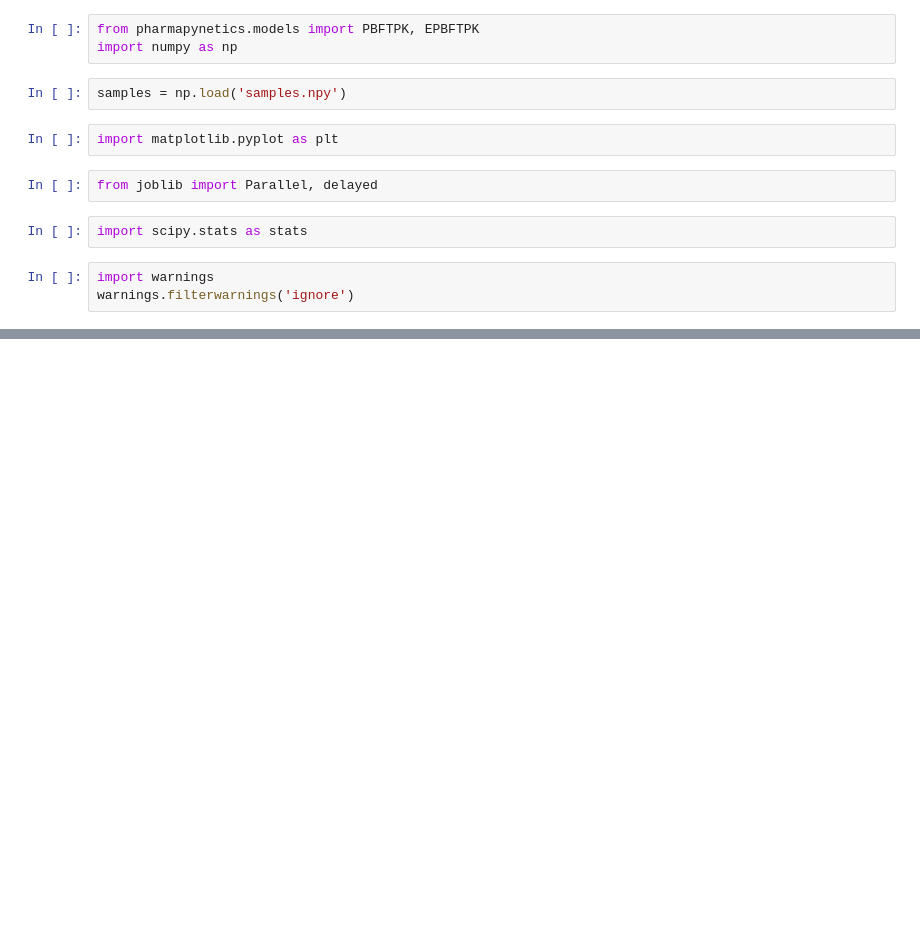
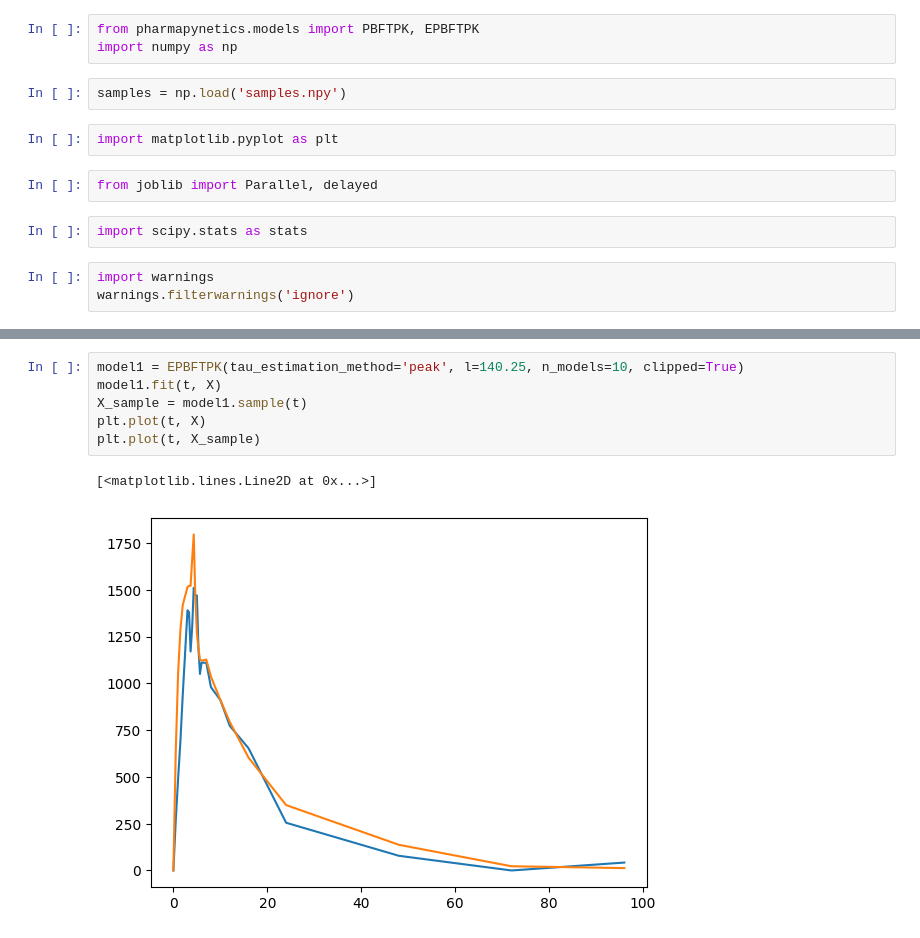
Before and after one commit to LumbaBalumba/yes-science, a Jupyter notebook: modelling.ipynb, the cells around one changed output, grey strips where cells are left out. Drawn from its saved outputs; the diff is of its cells as text; blank space fills up the shorter version.

```diff
--- a/modelling.ipynb
+++ b/modelling.ipynb
@@ -45,0 +22,9 @@ NormaltestResult(statistic=np.float64(2.584262824804469), pvalue=np.float64(0.27
+# %%
+model1 = EPBFTPK(tau_estimation_method='peak', l=140.25, n_models=10, clipped=True)
+model1.fit(t, X)
+X_sample = model1.sample(t)
+plt.plot(t, X)
+plt.plot(t, X_sample)
+# %% [output]
+[<matplotlib.lines.Line2D at 0x...>]
+[figure, added]
```
Also changed, not shown: parts of 6 cells of this notebook, 5 other files.
